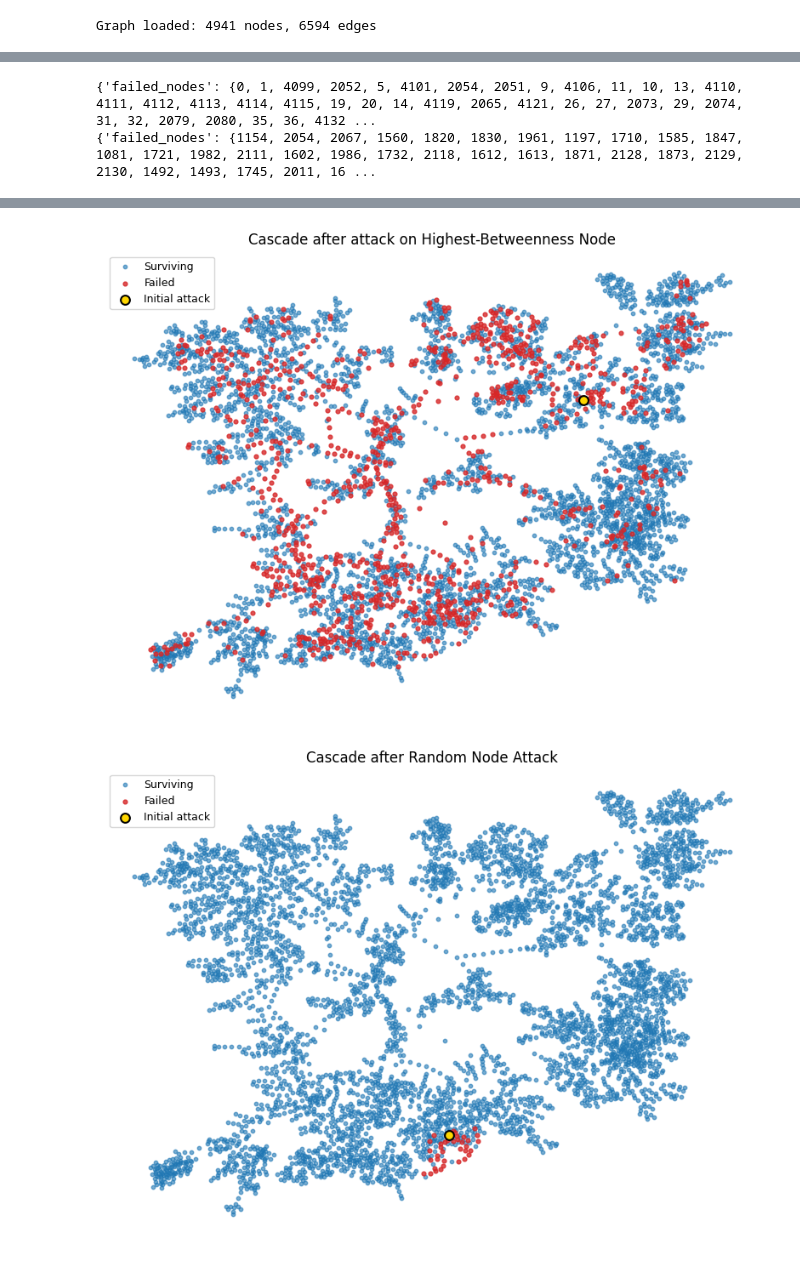
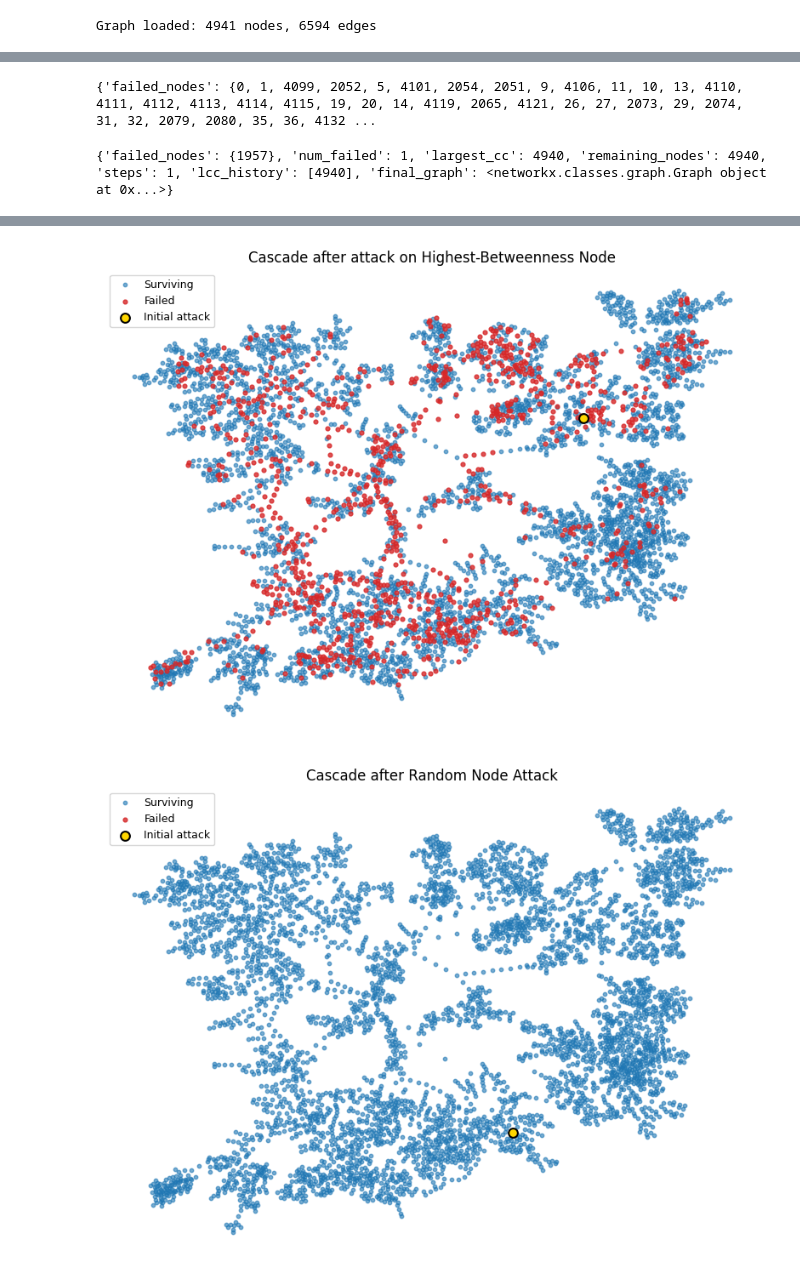
Before and after one commit to OctoPanna/western-us-power-grid, a Jupyter notebook: motter_lai_cascading_failure_model.ipynb, the cells around one changed output, grey strips where cells are left out. Cells and saved outputs as stored; diff of their text form; code cells hidden in the pictures.

```diff
--- a/motter_lai_cascading_failure_model.ipynb
+++ b/motter_lai_cascading_failure_model.ipynb
@@ -97,12 +120,9 @@ def cascade_failure(G, initial_attack=None, alpha=0.2, verbose=False):
 # %% [output]
 Graph loaded: 4941 nodes, 6594 edges
 # %%
-alpha = 0.2
-
 result_node8 = cascade_failure(
     G0,
     initial_attack=8,
-    alpha=alpha,
     verbose=True
 )
 
@@ -114,24 +134,22 @@ print(result_node8)
 bet = nx.betweenness_centrality(G0)
 top_node = max(bet, key=bet.get)
 
-result_top = cascade_failure(G0, initial_attack=top_node, alpha=alpha)
+result_top = cascade_failure(G0, initial_attack=top_node)
 print(result_top)
-
-# Random node
-import random
-rand_node = random.choice(list(G0.nodes()))
-result_rand = cascade_failure(G0, initial_attack=rand_node, alpha=alpha)
-print(result_rand)
 # %% [output]
 {'failed_nodes': {0, 1, 4099, 2052, 5, 4101, 2054, 2051, 9, 4106, 11, 10, 13, 4110, 4111, 4112, 4113, 4114, 4115, 19, 20, 14, 4119, 2065, 4121, 26, 27, 2073, 29, 2074, 31, 32, 2079, 2080, 35, 36, 4132 ...
-{'failed_nodes': {1154, 2054, 2067, 1560, 1820, 1830, 1961, 1197, 1710, 1585, 1847, 1081, 1721, 1982, 2111, 1602, 1986, 1732, 2118, 1612, 1613, 1871, 2128, 1873, 2129, 2130, 1492, 1493, 1745, 2011, 16 ...
+# %%
+# Random node
+import random
+rand_node = random.choice(list(G0.nodes()))
+result_rand = cascade_failure(G0, initial_attack=rand_node)
+print(result_rand)
+# %% [output]
+{'failed_nodes': {1957}, 'num_failed': 1, 'largest_cc': 4940, 'remaining_nodes': 4940, 'steps': 1, 'lcc_history': [4940], 'final_graph': <networkx.classes.graph.Graph object at 0x...>}
 # %%
 import matplotlib.pyplot as plt
 
 def plot_cascade(G_original, result, title=None, attacked_node=None):
-    """
-    Visualize cascade outcome using spatial node positions.
-    """
     G_final = result["final_graph"]
     failed = result["failed_nodes"]
 
@@ -139,7 +157,6 @@ def plot_cascade(G_original, result, title=None, attacked_node=None):
 
     plt.figure(figsize=(8, 6))
 
-    # Surviving nodes
     surviving = [n for n in G_final.nodes()]
     nx.draw_networkx_nodes(
         G_original,
@@ -151,7 +168,6 @@ def plot_cascade(G_original, result, title=None, attacked_node=None):
         label="Surviving"
     )
 
-    # Failed nodes
     failed_existing = [n for n in failed if n in pos]
     nx.draw_networkx_nodes(
         G_original,
@@ -163,7 +179,6 @@ def plot_cascade(G_original, result, title=None, attacked_node=None):
         label="Failed"
     )
 
-    # Highlight attacked node
     if attacked_node is not None and attacked_node in pos:
         nx.draw_networkx_nodes(
             G_original,
@@ -181,31 +196,31 @@ def plot_cascade(G_original, result, title=None, attacked_node=None):
     plt.legend(scatterpoints=1, fontsize=9)
     plt.tight_layout()
     plt.show()
 
 # Node 8 attack
 plot_cascade(
     G0,
     result_node8,
     title="Cascade after attack on Node 8",
     attacked_node=8
 )
 
 # Highest-betweenness attack
 plot_cascade(
     G0,
     result_top,
     title="Cascade after attack on Highest-Betweenness Node",
     attacked_node=top_node
 )
 
 # Random node attack
 plot_cascade(
     G0,
     result_rand,
     title="Cascade after Random Node Attack",
     attacked_node=rand_node
 )
 # %% [output]
 [figure]
 [figure]
-[figure, old version]
+[figure, new version]
```
Also changed, not shown: parts of 4 cells of this notebook, 6 other files.
